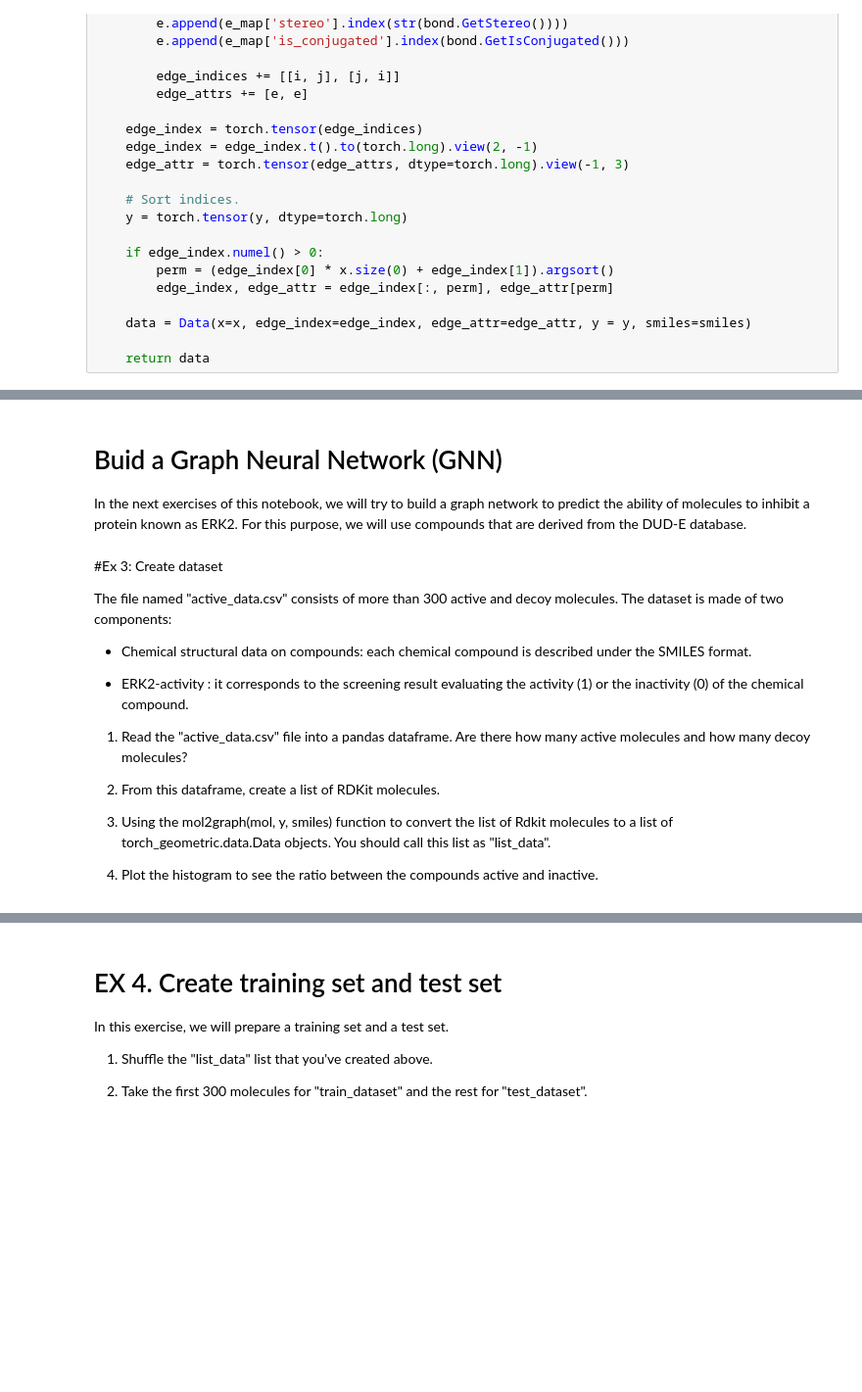
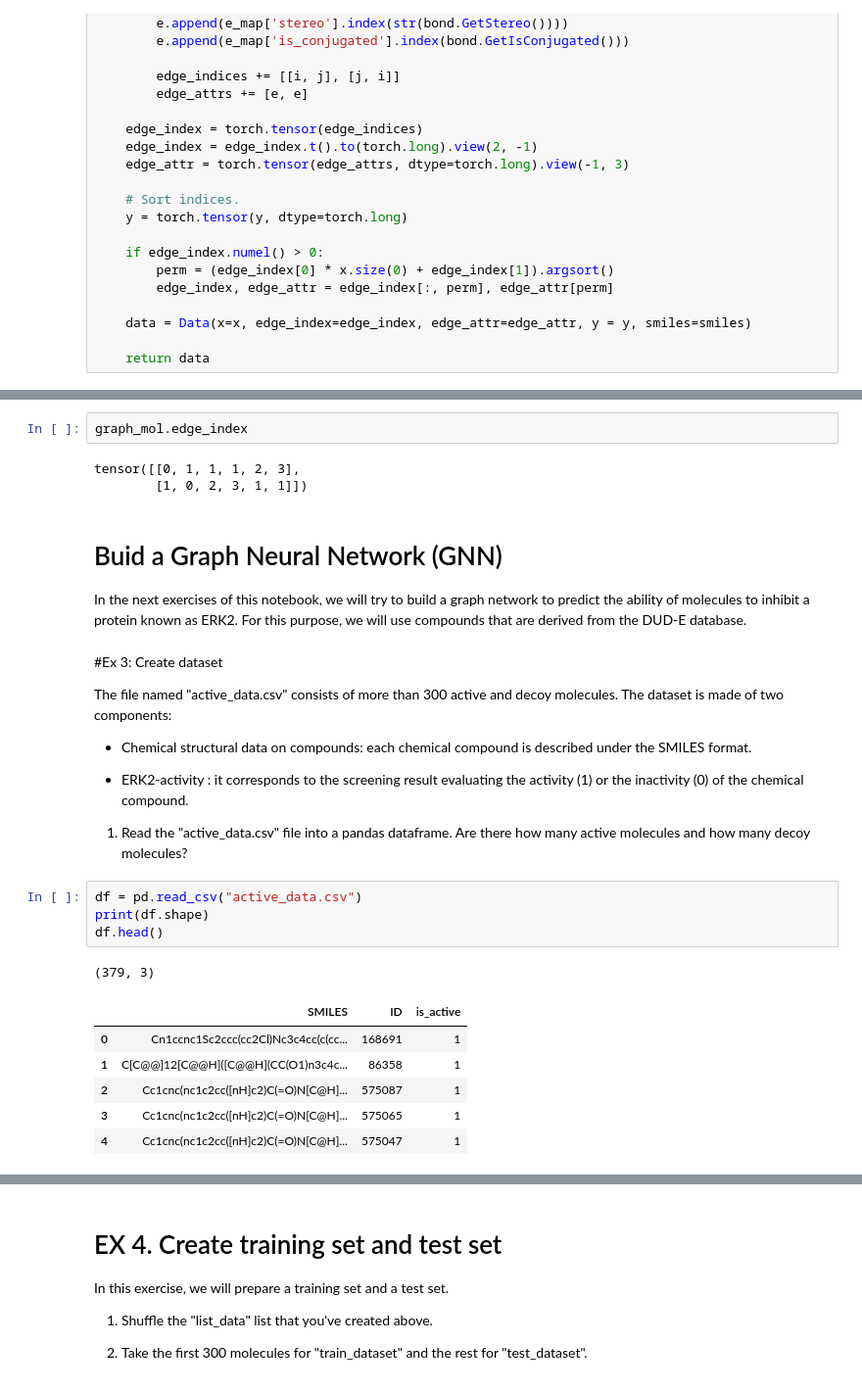
Before and after one commit to Ekliipce/Machine-Learning-for-Biomedical, a Jupyter notebook: molecules/pytorch_geometric_molecules_problem.ipynb, the cells around one changed output, grey strips where cells are left out. Shown at 98% size. Cells and saved outputs as stored; diff of their text form; blank space fills up the shorter version.

```diff
--- a/molecules/pytorch_geometric_molecules_problem.ipynb
+++ b/molecules/pytorch_geometric_molecules_problem.ipynb
@@ -284,3 +299,8 @@ mol = rdkit.Chem.MolFromSmiles(smiles_acetic_acid)
+# %%
+graph_mol.edge_index
+# %% [output]
+tensor([[0, 1, 1, 1, 2, 3],
+        [1, 0, 2, 3, 1, 1]])
 # %% [markdown]
 # Buid a Graph Neural Network (GNN)
 
@@ -296,12 +316,15 @@ The file named "active_data.csv" consists of more than 300 active and decoy mole
 
 
 1. Read the "active_data.csv" file into a pandas dataframe. Are there how many active molecules and how many decoy molecules?
-
-
-2. From this dataframe, create a list of RDKit molecules.
-
-
-3. Using the mol2graph(mol, y, smiles) function to convert the list of Rdkit molecules to a list of torch_geometric.data.Data objects. You should call this list as "list_data".
-
-
-4. Plot the histogram to see the ratio between the  compounds active and inactive.
+# %%
+df = pd.read_csv("active_data.csv")
+print(df.shape)
+df.head()
+# %% [output]
+(379, 3)
+|  | SMILES | ID | is_active |
+| 0 | Cn1ccnc1Sc2ccc(cc2Cl)Nc3c4cc(c(cc... | 168691 | 1 |
+| 1 | C[C@@]12[C@@H]([C@@H](CC(O1)n3c4c... | 86358 | 1 |
+| 2 | Cc1cnc(nc1c2cc([nH]c2)C(=O)N[C@H]... | 575087 | 1 |
+| 3 | Cc1cnc(nc1c2cc([nH]c2)C(=O)N[C@H]... | 575065 | 1 |
+| 4 | Cc1cnc(nc1c2cc([nH]c2)C(=O)N[C@H]... | 575047 | 1 |
```
Also changed, not shown: parts of 32 cells of this notebook.
